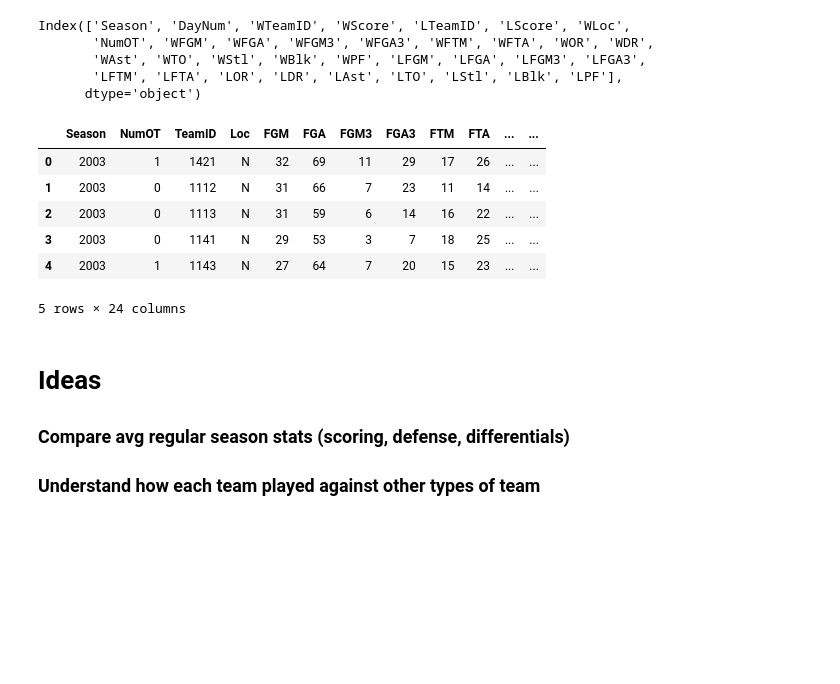
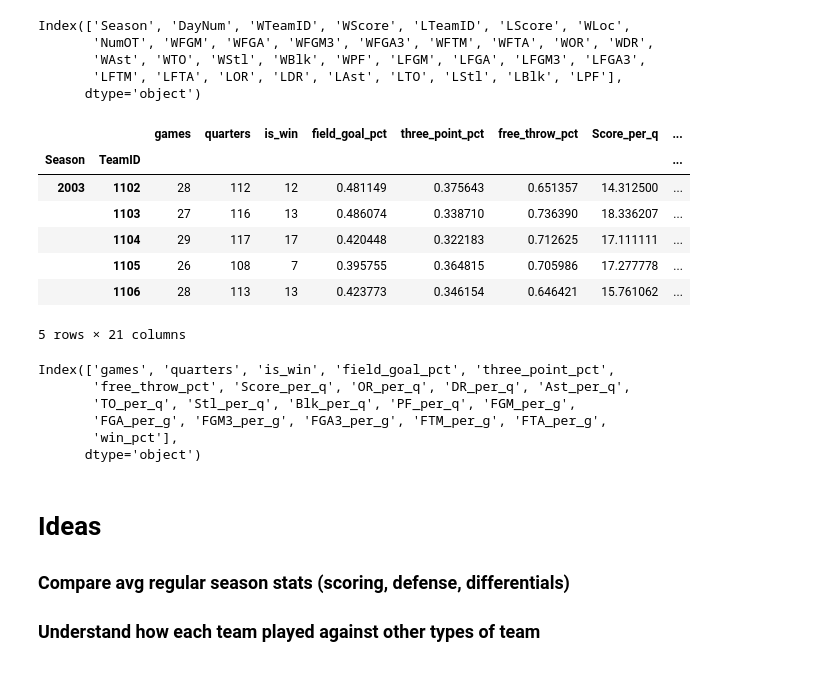
Before and after one commit to logan-heydt/Kaggle_competitions, a Jupyter notebook: March_Machine_Learning_Mania_2026/src/exploration.ipynb, the cells around one changed output. Cells and saved outputs as stored; diff of their text form; code cells hidden in the pictures; blank space fills up the shorter version.

Commit message:
cleaned up season summary

```diff
--- a/March_Machine_Learning_Mania_2026/src/exploration.ipynb
+++ b/March_Machine_Learning_Mania_2026/src/exploration.ipynb
@@ -203,12 +254,13 @@ def summarize_season(df1, df2):
 mens_season_stats = summarize_season(M_regular_results, M_tourney_results)
 womens_season_stats = summarize_season(W_regular_results, W_tourney_results)
 # %%
-womens_season_stats.head()
+mens_season_stats.head()
 # %% [output]
-|  | Season | NumOT | TeamID | Loc | FGM | FGA | FGM3 | FGA3 | FTM | FTA | ... | ... |
-| 0 | 2003 | 1 | 1421 | N | 32 | 69 | 11 | 29 | 17 | 26 | ... | ... |
-| 1 | 2003 | 0 | 1112 | N | 31 | 66 | 7 | 23 | 11 | 14 | ... | ... |
-| 2 | 2003 | 0 | 1113 | N | 31 | 59 | 6 | 14 | 16 | 22 | ... | ... |
-| 3 | 2003 | 0 | 1141 | N | 29 | 53 | 3 | 7 | 18 | 25 | ... | ... |
-| 4 | 2003 | 1 | 1143 | N | 27 | 64 | 7 | 20 | 15 | 23 | ... | ... |
+|  |  | games | quarters | is_win | field_goal_pct | three_point_pct | free_throw_pct | Score_per_q | ... |
+| Season | TeamID |  |  |  |  |  |  |  | ... |
+| 2003 | 1102 | 28 | 112 | 12 | 0.481149 | 0.375643 | 0.651357 | 14.312500 | ... |
+|  | 1103 | 27 | 116 | 13 | 0.486074 | 0.338710 | 0.736390 | 18.336207 | ... |
+|  | 1104 | 29 | 117 | 17 | 0.420448 | 0.322183 | 0.712625 | 17.111111 | ... |
+|  | 1105 | 26 | 108 | 7 | 0.395755 | 0.364815 | 0.705986 | 17.277778 | ... |
+|  | 1106 | 28 | 113 | 13 | 0.423773 | 0.346154 | 0.646421 | 15.761062 | ... |
-5 rows × 24 columns
+5 rows × 21 columns
@@ -216,0 +267,9 @@ womens_season_stats.head()
+# %%
+womens_season_stats.columns
+# %% [output]
+Index(['games', 'quarters', 'is_win', 'field_goal_pct', 'three_point_pct',
+       'free_throw_pct', 'Score_per_q', 'OR_per_q', 'DR_per_q', 'Ast_per_q',
+       'TO_per_q', 'Stl_per_q', 'Blk_per_q', 'PF_per_q', 'FGM_per_g',
+       'FGA_per_g', 'FGM3_per_g', 'FGA3_per_g', 'FTM_per_g', 'FTA_per_g',
+       'win_pct'],
+      dtype='object')
```
Also changed, not shown: parts of 3 cells of this notebook.
